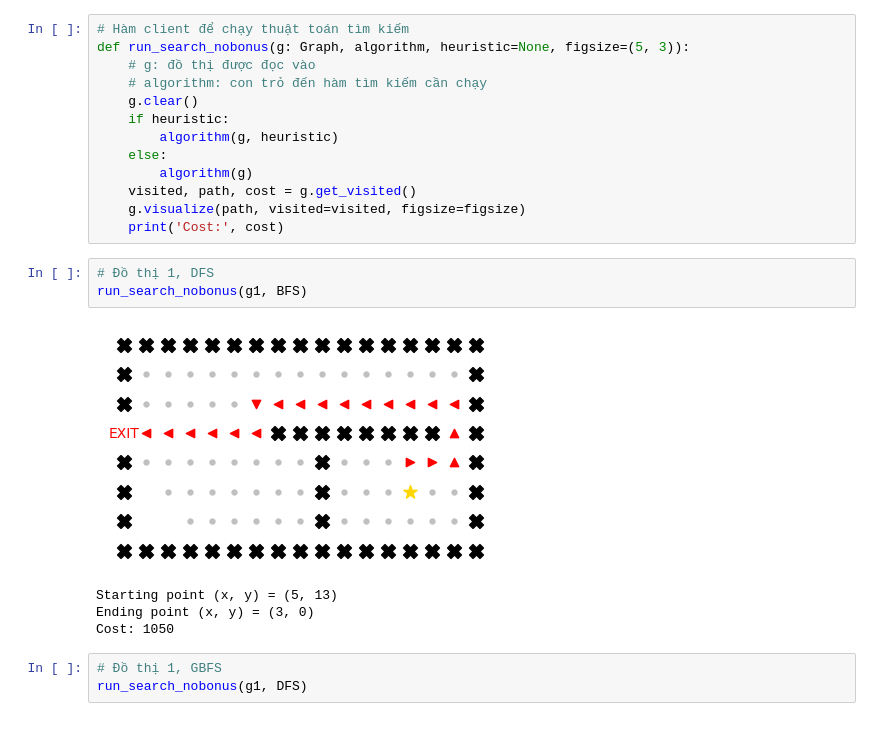
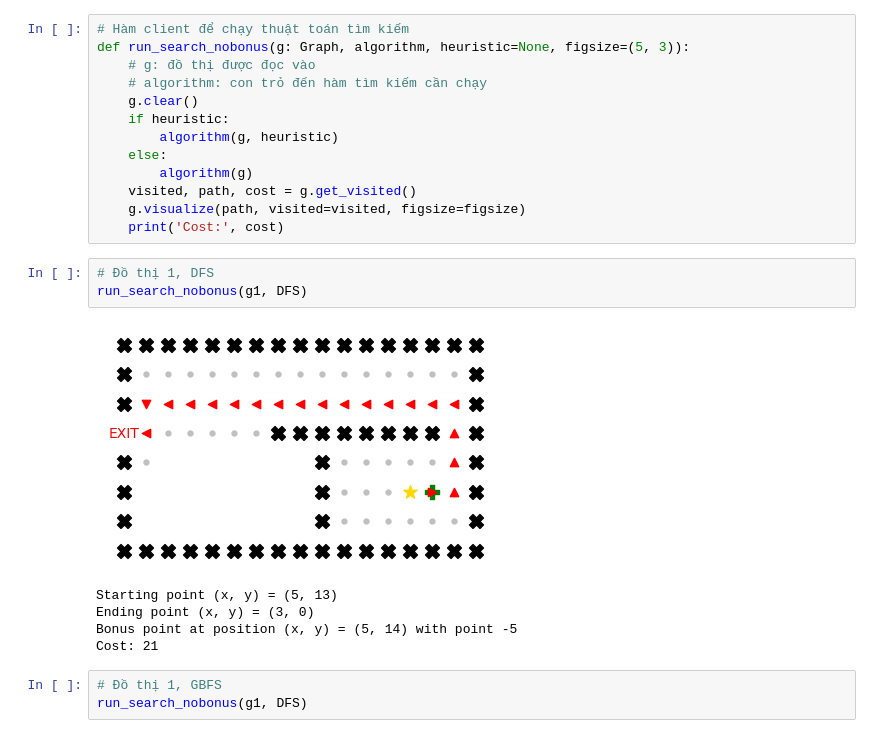
Before and after one commit to hungngocphat01/HCMUS-IntroAI-Project01-Pathfinding, a Jupyter notebook: report/report-src/report-nobonus.ipynb, the cells around one changed output. Drawn from its saved outputs; the diff is of its cells as text.

```diff
--- a/report/report-src/report-nobonus.ipynb
+++ b/report/report-src/report-nobonus.ipynb
@@ -30,12 +32,13 @@ def run_search_nobonus(g: Graph, algorithm, heuristic=None, figsize=(5, 3)):
     print('Cost:', cost)
 # %%
 # Đồ thị 1, DFS
-run_search_nobonus(g1, BFS)
+run_search_nobonus(g1, DFS)
 # %% [output]
-[figure, old version]
+[figure, new version]
 Starting point (x, y) = (5, 13)
 Ending point (x, y) = (3, 0)
-Cost: 1050
+Bonus point at position (x, y) = (5, 14) with point -5
+Cost: 21
 # %%
 # Đồ thị 1, GBFS
 run_search_nobonus(g1, DFS)
```
Also changed, not shown: parts of 2 cells of this notebook, 15 other files.
